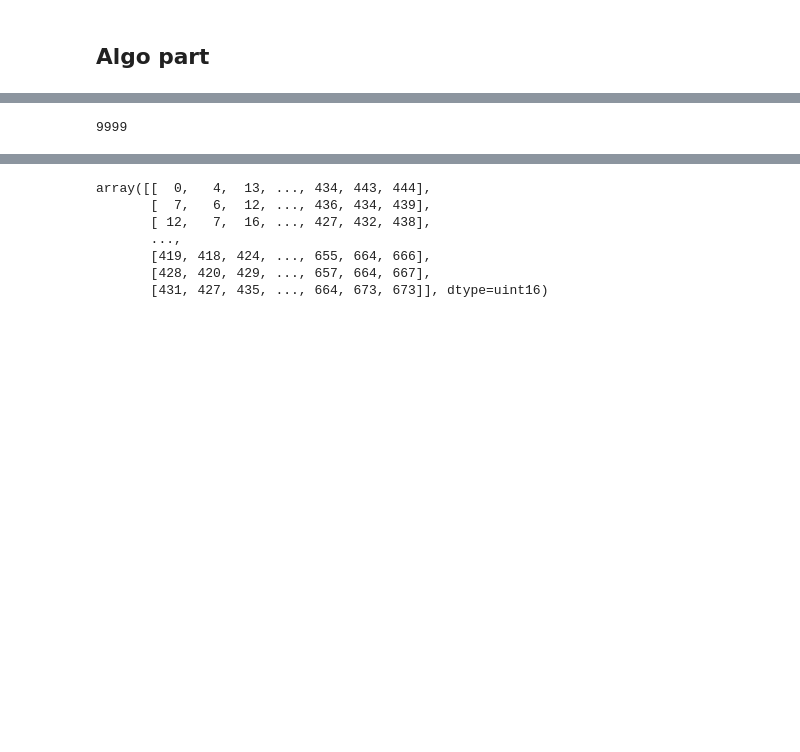
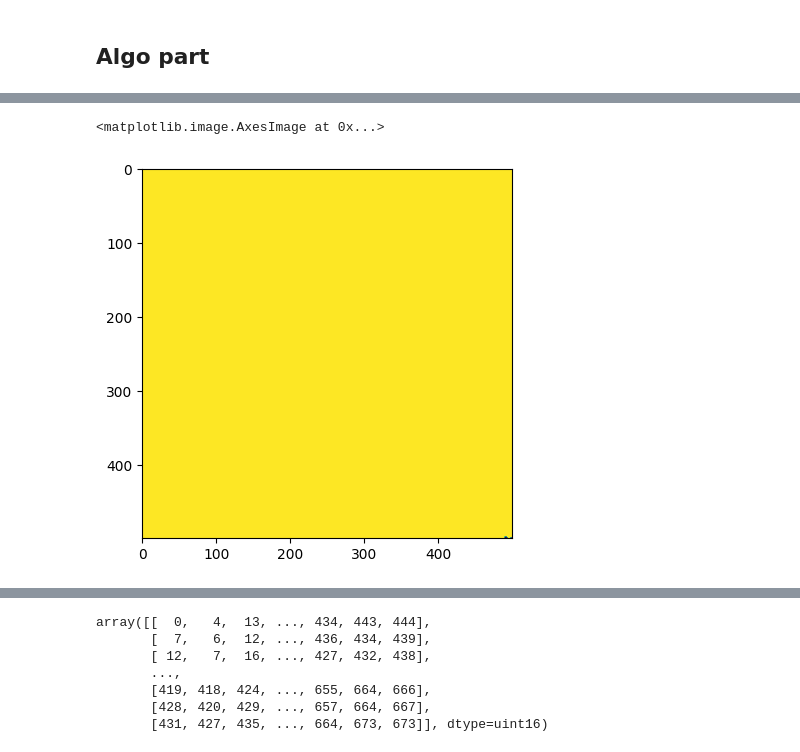
Before and after one commit to satrya070/aoc2021, a Jupyter notebook: day_15_npmap.ipynb, the cells around one changed output, grey strips where cells are left out. Saved outputs shown, nothing was run; the diff lists cells and outputs as text; code cells hidden in the pictures; blank space fills up the shorter version.

```diff
--- a/day_15_npmap.ipynb
+++ b/day_15_npmap.ipynb
@@ -97,7 +102,8 @@ Wall time: 3.45 s
 # %%
-i
+plt.imshow(visited)
 # %% [output]
-9999
+<matplotlib.image.AxesImage at 0x...>
+[figure, added]
 # %%
 plt.imshow(visited)
 # %% [output]
```
Also changed, not shown: parts of 10 cells of this notebook.
